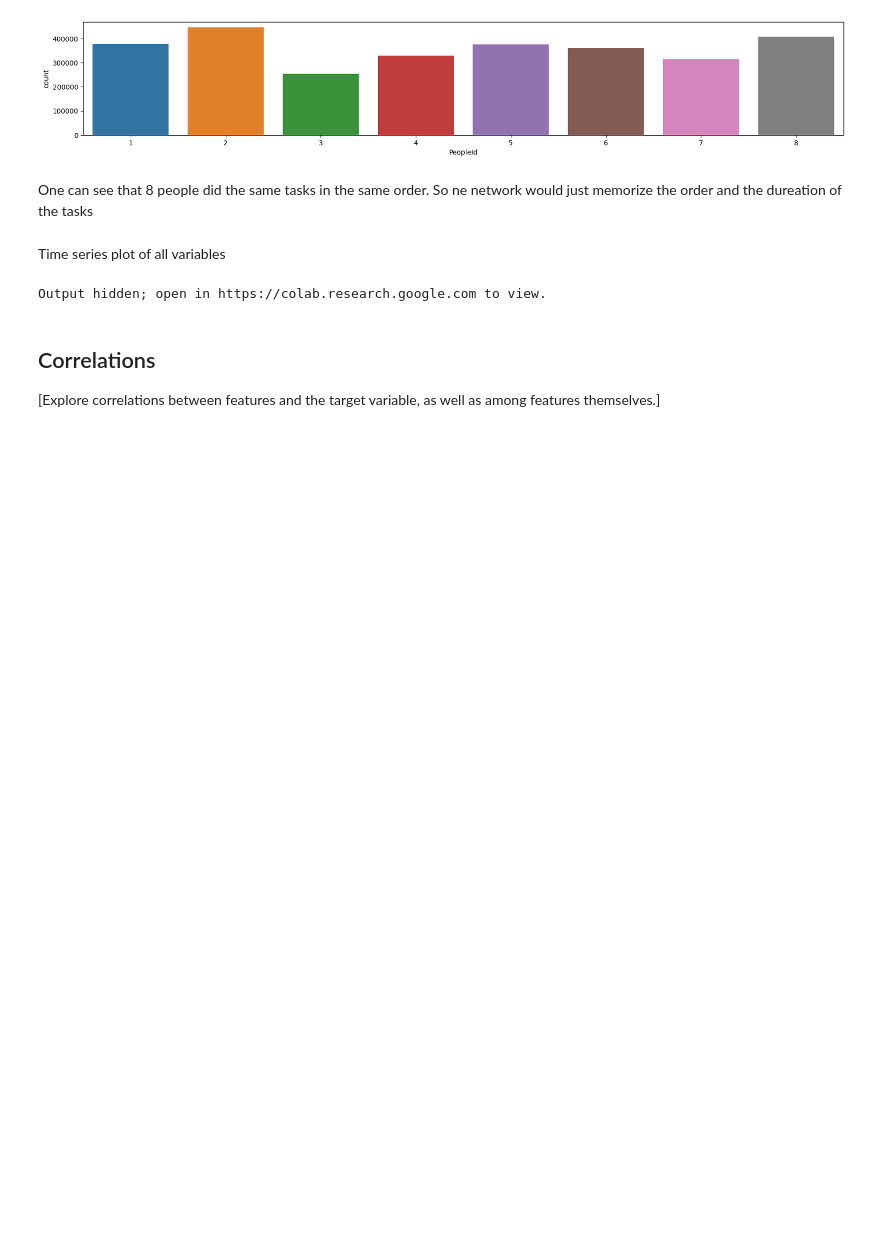
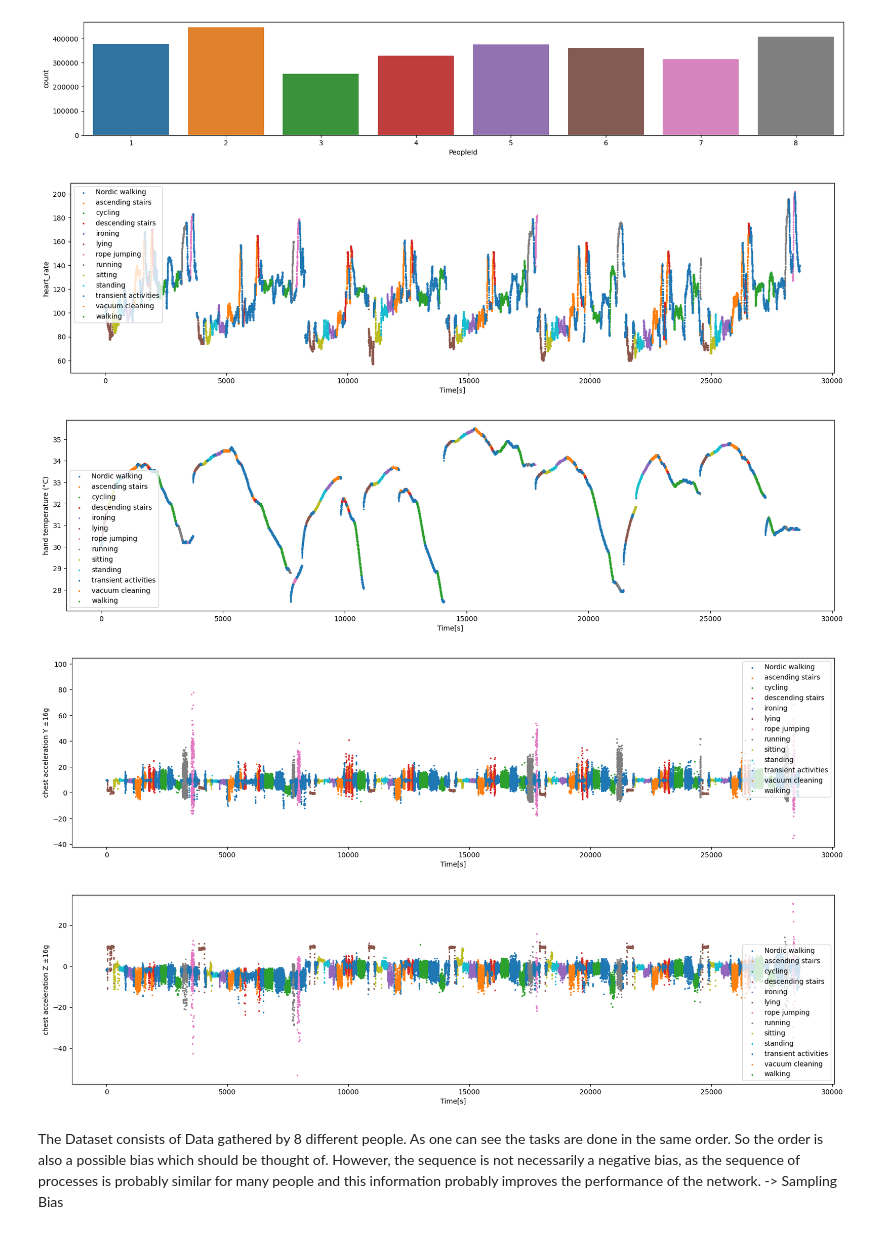
Before and after one commit to Tomson909/PhysicalActivity, a Jupyter notebook: 1_DatasetCharacteristics/exploratory_data_analysis.ipynb, the cells around one changed output. Saved outputs shown, nothing was run; the diff lists cells and outputs as text; code cells hidden in the pictures; blank space fills up the shorter version.

```diff
--- a/1_DatasetCharacteristics/exploratory_data_analysis.ipynb
+++ b/1_DatasetCharacteristics/exploratory_data_analysis.ipynb
@@ -191,40 +165,27 @@ sns.countplot(x='PeopleId', data=df)
 <Axes: xlabel='PeopleId', ylabel='count'>
 [figure]
 [figure]
-# %% [markdown]
-One can see that 8 people did the same tasks in the same order. So ne network would just memorize the order and the dureation of the tasks
-# %% [markdown]
-Time series plot of all variables
-# %%
-import numpy as np
-import matplotlib.pyplot as plt
-import seaborn as sns
-
-# Assuming 'df' is your DataFrame
-# Assuming 't' is your time array
-plt.close()
-# Example list of 13 distinct colors
-colors = [
-    "#1f77b4", "#ff7f0e", "#2ca02c", "#d62728", "#9467bd",
-    "#8c564b", "#e377c2", "#7f7f7f", "#bcbd22", "#17becf",
-    "#1a1a1a", "#ff0000", "#00ff00"
-]
-
-df['t'] = np.array([0.01 * i for i in range(len(df))])
-
-# Iterate over columns and plot each activity with a different color
-for column in df.columns[1:]:
-    plt.figure(figsize=(20, 7))
-    for i, activity_id in enumerate(np.unique(df['activityID'])):
-        activity_df = df[(df['activityID'] == activity_id) & (df['t'] < 4000)]
-        plt.scatter(activity_df['t'], activity_df[column], s=1, c=colors[i], label=f'Activity {activity_id}')
-
-    plt.title(f'Time Series for {column}')
-    plt.legend()
-    plt.show()
-# %% [output]
-Output hidden; open in https://colab.research.google.com to view.
-# %% [markdown]
-## Correlations
-
-[Explore correlations between features and the target variable, as well as among features themselves.]
+# %%
+# plot the features
+import matplotlib.pyplot as plt
+features = np.unique(df['activityID'])
+t = np.array([0.01*i for i in range(len(df))])
+columns = ['heart_rate','hand temperature (°C)','chest acceleration Y ±16g', 'chest acceleration Z ±16g',]
+for c in columns:
+  plt.figure(figsize=(20,5))
+  for i in features:
+    mask = (df['activityID'] == i)
+    # only each 10th column i want to plot
+    plt.scatter(t[mask][::30], df[mask][c].values[::30], label = i, s= 2)
+    plt.legend()
+    plt.xlabel('Time[s]')
+    plt.ylabel(c)
+  plt.show()
+# %% [output]
+[figure, added]
+[figure, added]
+[figure, added]
+[figure, added]
+# %% [markdown]
+The Dataset consists of Data gathered by 8 different people. As one can see the tasks are done in the same order. So the order is also a possible bias which should be thought of. However, the sequence is not necessarily a negative bias, as the sequence of processes is probably similar for many people and this information probably improves the performance of the network.
+-> Sampling Bias
```
Also changed, not shown: parts of 13 cells of this notebook.
